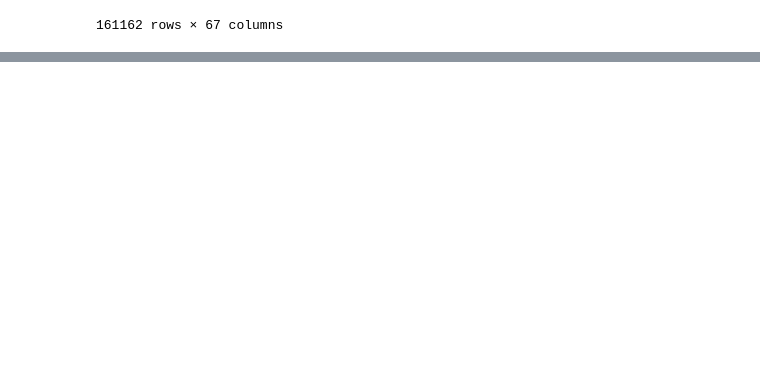
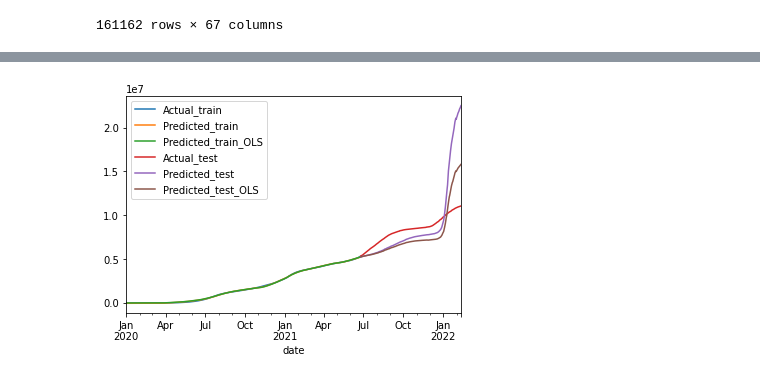
Before and after one commit to Micke0009/portafolio_data-science_health-care, a Jupyter notebook: notebooks/analisis_inicial.ipynb, the cells around one changed output, grey strips where cells are left out. Cells and saved outputs as stored; diff of their text form; code cells hidden in the pictures; blank space fills up the shorter version.

```diff
--- a/notebooks/analisis_inicial.ipynb
+++ b/notebooks/analisis_inicial.ipynb
@@ -18,0 +229,13 @@ pd.read_csv('data/owid-covid-data.csv')
+# %%
+# sklearn function
+from sklearn.model_selection import train_test_split
+X_train, X_test, y_train, y_test = train_test_split(p_covid[col[1:]], p_covid[col[0]], test_size=0.3, shuffle=False)
+# %%
+#Creando modelos usando sklearn
+#Para construir un modelo lineal, es necesario crear el propio modelo lineal, ajustarlo, probarlo y hacer una predicción.
+#Para hacer esto, use sklearn.linear_model.LinearRegression().
+from sklearn.linear_model import LinearRegression
+regressor = LinearRegression()
+regressor.fit(X_train, y_train)
+y_pred_test = regressor.predict(X_test)
+y_pred_train = regressor.predict(X_train)
@@ -18,0 +280,11 @@ pd.read_csv('data/owid-covid-data.csv')
+# %%
+#Creando modelos usando statsmodels¶
+#Como puede ver, hay una gran diferencia en la precisión entre los resultados del entrenamiento y de la prueba.
+#Significa que esta hipótesis no es correcta. Además, este marco no puede generar un informe resumido.
+#Para hacer esto, podemos usar el marco statsmodels.api.
+import statsmodels.api as sm
+model = sm.OLS(y_train, X_train)
+results = model.fit()
+y_pred_test_OLS = results.predict(X_test)
+y_pred_train_OLS = results.predict(X_train)
+print(results.summary())
@@ -18,0 +323,6 @@ pd.read_csv('data/owid-covid-data.csv')
+# %%
+#Deberíamos unir los resultados para comparar estos dos modelos de marco usando pandas.DataFrame.join():
+df_test = pd.DataFrame({'Actual_test': y_test, 'Predicted_test': y_pred_test, 'Predicted_test_OLS': y_pred_test_OLS})
+df_train = pd.DataFrame({'Actual_train': y_train, 'Predicted_train': y_pred_train, 'Predicted_train_OLS': y_pred_train_OLS})
+df = df_train.join(df_test, how='outer')
+df
@@ -18,0 +344,10 @@ pd.read_csv('data/owid-covid-data.csv')
+# %%
+#Como puede ver, pandas une y ordena los datos correctamente de acuerdo con el campo de índice automáticamente.
+#Por lo tanto, es muy importante verificar el tipo de datos del campo de índice, especialmente cuando tratamos con tiempo
+#de datos.
+
+#Visualicemos los datos.
+df.plot()
+plt.show()
+# %% [output]
+[figure, added]
```
Also changed, not shown: parts of 42 cells of this notebook.
